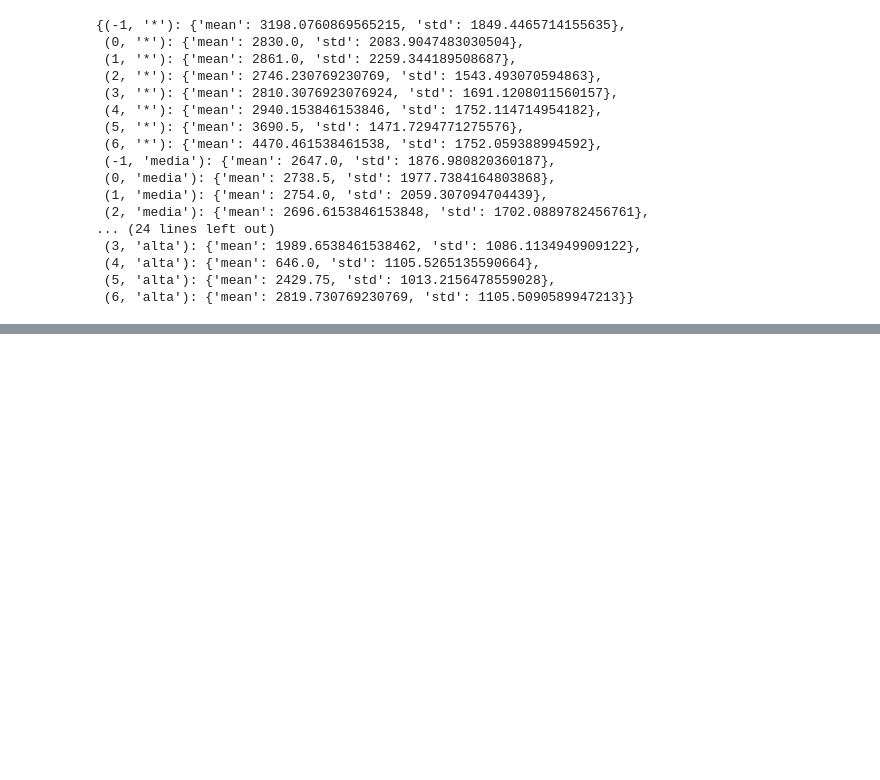
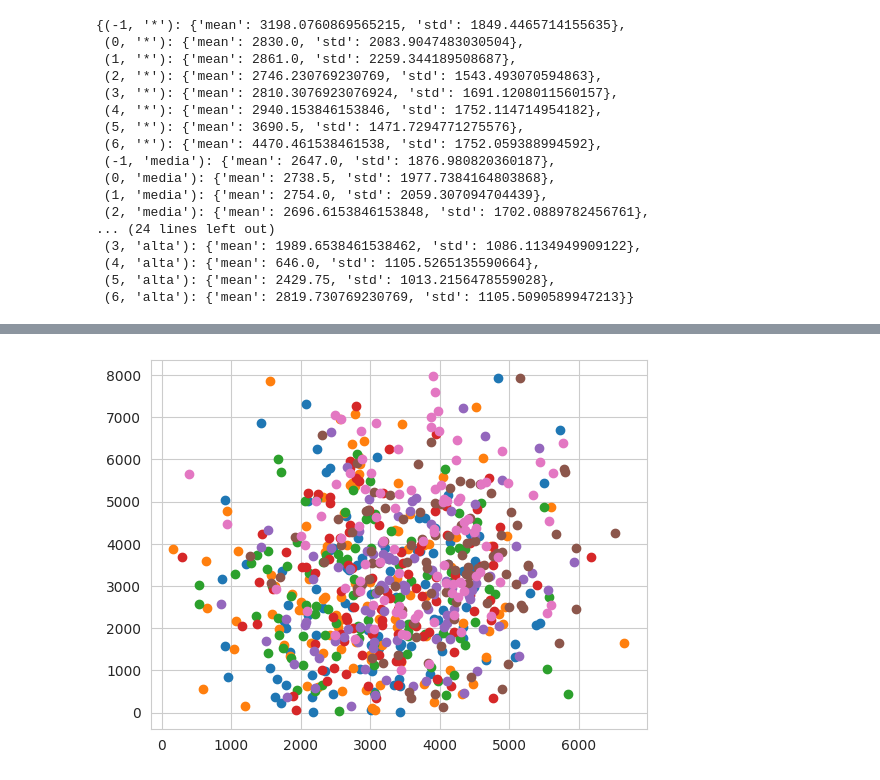
Before and after one commit to tn-aixpa/datiturismo, a Jupyter notebook: digital twin/extract_presences.ipynb, the cells around one changed output, grey strips where cells are left out. Cells and saved outputs as stored; diff of their text form; code cells hidden in the pictures; blank space fills up the shorter version.

```diff
--- a/digital twin/extract_presences.ipynb
+++ b/digital twin/extract_presences.ipynb
@@ -252,0 +271,5 @@ excursionist_presences_stats
+# %%
+for w in range(7):
+    plt.scatter(tourist_sample_w[w], excursionist_sample_w[w]);
+# %% [output]
+[figure, added]
```
Also changed, not shown: parts of 8 cells of this notebook.
